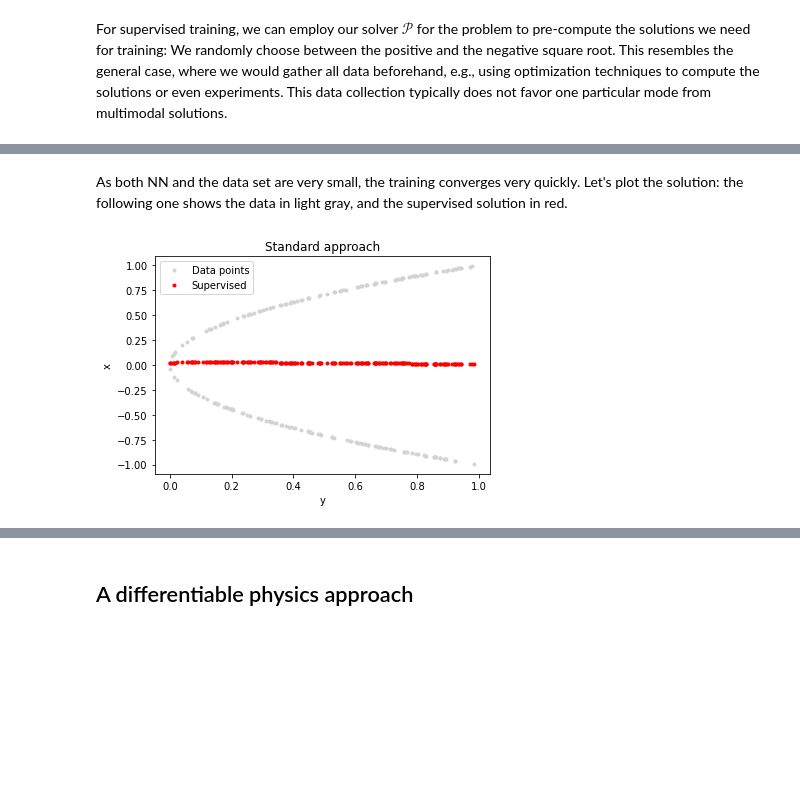
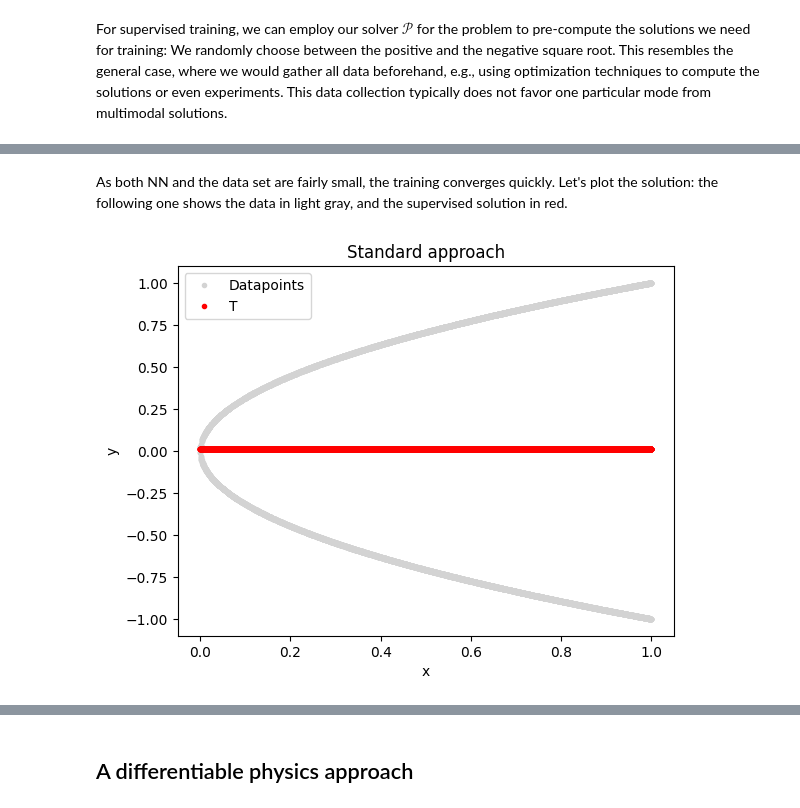
Before and after one commit to tum-pbs/pbdl-book, a Jupyter notebook: intro-teaser.ipynb, the cells around one changed output, grey strips where cells are left out. Drawn from its saved outputs; the diff is of its cells as text; code cells hidden in the pictures; blank space fills up the shorter version.

```diff
--- a/intro-teaser.ipynb
+++ b/intro-teaser.ipynb
@@ -48,5 +57 @@ X = np.random.random(N)
-# %%
-# Generation of Y-Data
-sign = (- np.ones((N,)))**np.random.randint(2,size=N)
-Y = np.sqrt(X) * sign
 # %% [markdown]
@@ -63,9 +76,27 @@ And we can start training via a simple mean squared error loss, using `fit` func
 # %%
-# Loss function
-loss_sv = tf.keras.losses.MeanSquaredError()
-optimizer_sv = tf.keras.optimizers.Adam(learning_rate=0.001)
-nn_sv.compile(optimizer=optimizer_sv, loss=loss_sv)
+nn_sup = SimpleNN(hiddendim=128)
+criterion = nn.MSELoss()
+optimizer = optim.Adam(nn_sup.parameters(), lr=0.001)
 
-# Training
-results_sv = nn_sv.fit(X, Y, epochs=5, batch_size= 5, verbose=1)
+# Training loop
+epochs = 50
+batch_size = 5
+
+for epoch in range(epochs):
+    permutation = torch.randperm(N)
+    epoch_loss = 0.0
+
+    for i in range(0, N, batch_size):
+        indices = permutation[i:i+batch_size]
+        batch_x, batch_y = X_tensor[indices], Y_tensor[indices]
+
+        optimizer.zero_grad()
+        outputs = nn_sup(batch_x)
+        loss = criterion(outputs, batch_y)
+        loss.backward()
+        optimizer.step()
+
+        epoch_loss += loss.item()
+
+    if(epoch%10==9): print(f"Epoch {epoch+1}/{epochs}, Loss: {epoch_loss/N:.6f}")
 # %% [output]
@@ -82,16 +108,17 @@ Epoch 5/5
 # %% [markdown]
-As both NN and the data set are very small, the training converges very quickly. Let's plot the solution: the following one shows the data in light gray, and the supervised solution in red.
+As both NN and the data set are fairly small, the training converges quickly. Let's plot the solution: the following one shows the data in light gray, and the supervised solution in red.
 # %%
-# Results
-plt.plot(X,Y,'.',label='Data points', color="lightgray")
-plt.plot(X,nn_sv.predict(X),'.',label='Supervised', color="red")
+import matplotlib.pyplot as plt
+
+plt.plot(X,Y,'.',label='Datapoints', color="lightgray")
+plt.plot(X, nn_sup(torch.tensor(X)).detach(), '.',label='T', color="red")
 plt.xlabel('x')
 plt.ylabel('y')
 plt.title('Standard approach')
 plt.legend()
 plt.show()
 # %% [output]
-[figure, old version]
+[figure, new version]
 # %% [markdown]
 😱 This is obviously completely wrong! The red solution is nowhere near one of the two modes of our solution shown in gray.
 The training process has averaged between the data points on both sides of the x-axis and therefore fails to find satisfying solutions to the problem above.
```
Also changed, not shown: parts of 30 cells of this notebook, 4 other files.
